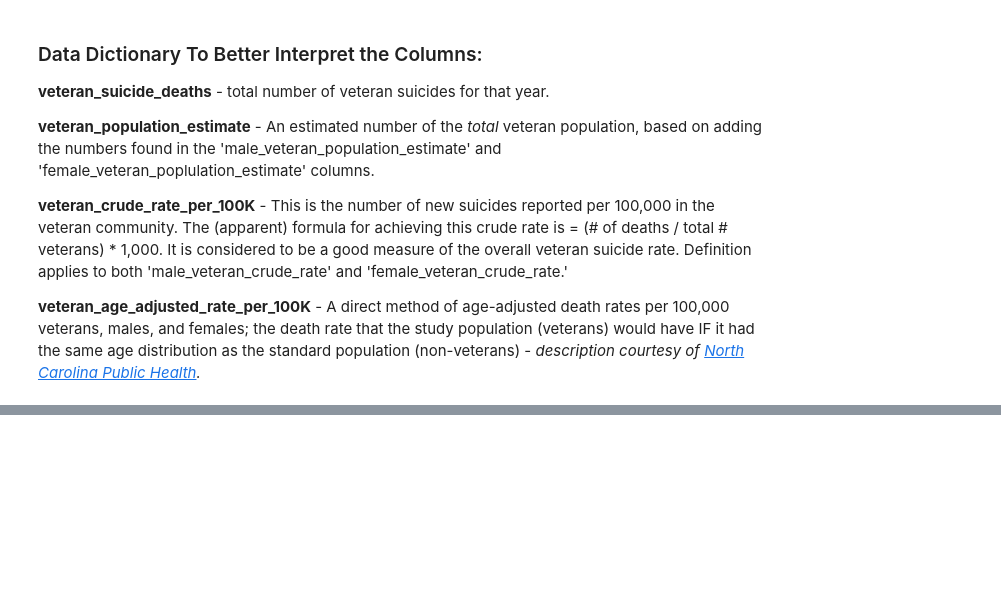
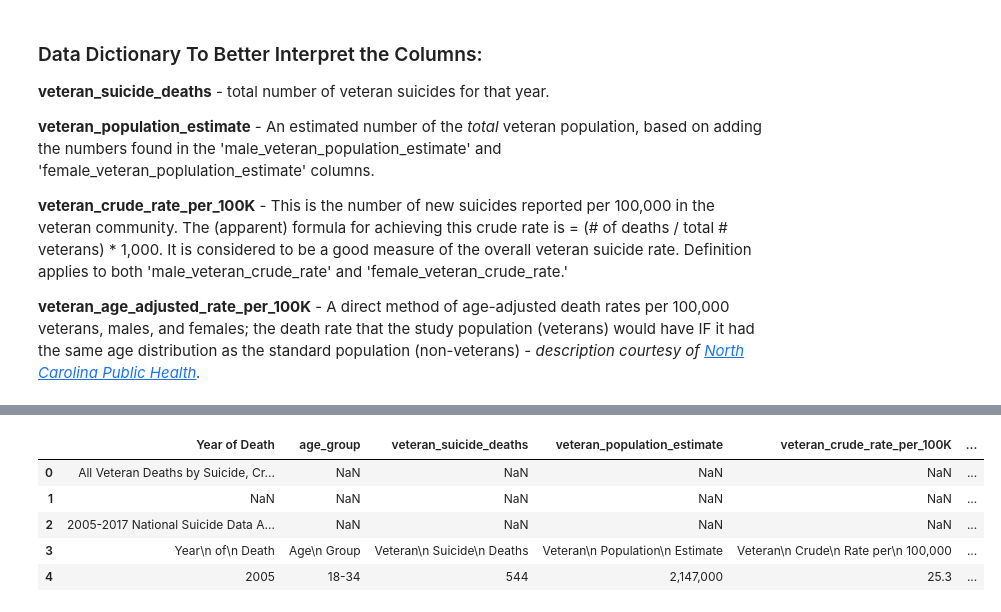
Before and after one commit to nickjoseph210/Soldier_Suicide_Prevention, a Jupyter notebook: prevention_scratch.ipynb, the cells around one changed output, grey strips where cells are left out. Cells and saved outputs as stored; diff of their text form; code cells hidden in the pictures; blank space fills up the shorter version.

```diff
--- a/prevention_scratch.ipynb
+++ b/prevention_scratch.ipynb
@@ -230,0 +307,27 @@ age_adjusted_df
+# %%
+# Renaming columns:
+age_group_df = age_group_df.rename(
+            columns={
+                "2005-2017 National Suicide Data Appendix": "Year of Death",
+                "Unnamed: 1": "age_group",
+                "Unnamed: 2": "veteran_suicide_deaths",
+                "Unnamed: 3": "veteran_population_estimate",
+                "Unnamed: 4": "veteran_crude_rate_per_100K",
+                "Unnamed: 5": "male_veteran_suicide_deaths",
+                "Unnamed: 6": "male_veteran_population_estimate",
+                "Unnamed: 7": "male_veteran_crude_rate_per_100K",
+                "Unnamed: 8": "age_group_2",
+                "Unnamed: 9": "female_veteran_suicide_deaths",
+                "Unnamed: 10": "female_veteran_population_estimate",
+            },
+        )
+
+
+age_group_df.head()
+# %% [output]
+|  | Year of Death | age_group | veteran_suicide_deaths | veteran_population_estimate | veteran_crude_rate_per_100K | ... |
+| 0 | All Veteran Deaths by Suicide, Cr... | NaN | NaN | NaN | NaN | ... |
+| 1 | NaN | NaN | NaN | NaN | NaN | ... |
+| 2 | 2005-2017 National Suicide Data A... | NaN | NaN | NaN | NaN | ... |
+| 3 | Year\n of\n Death | Age\n Group | Veteran\n Suicide\n Deaths | Veteran\n Population\n Estimate | Veteran\n Crude\n Rate per\n 100,000 | ... |
+| 4 | 2005 | 18-34 | 544 | 2,147,000 | 25.3 | ... |
```
Also changed, not shown: parts of 12 cells of this notebook.
